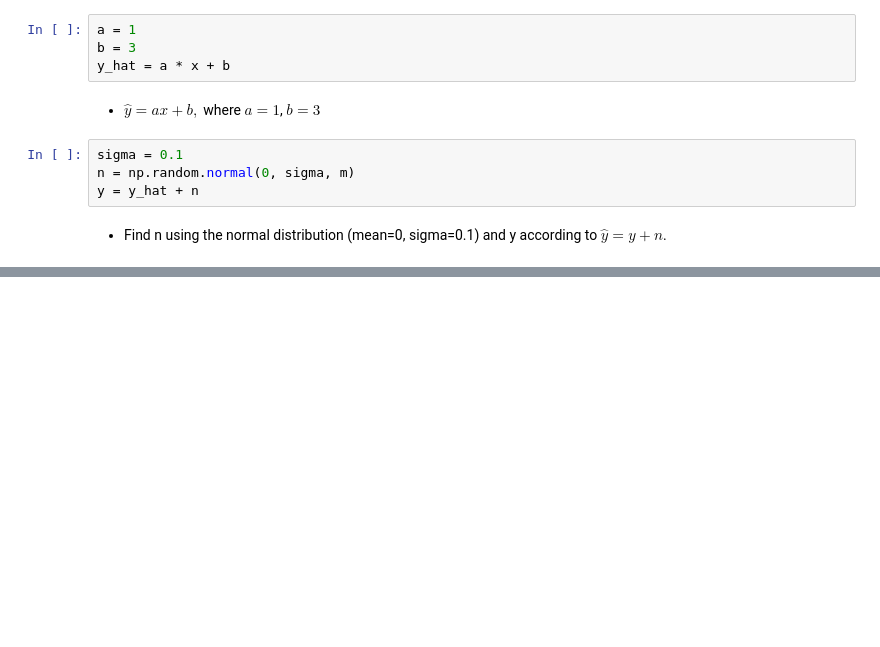
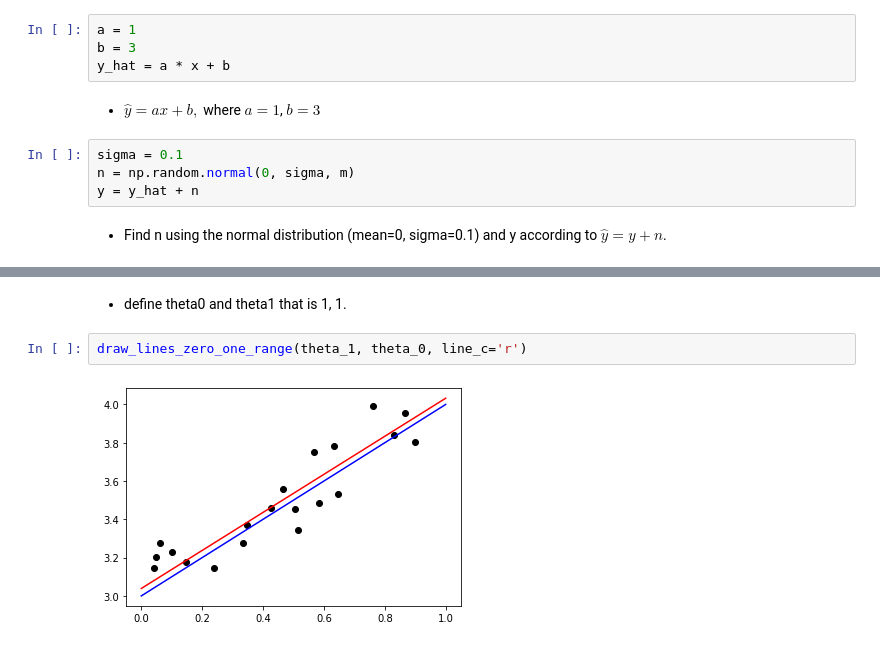
Before and after one commit to csm-kr/class_machine_learning, a Jupyter notebook: assignment02.ipynb, the cells around one changed output, grey strips where cells are left out. Saved outputs shown, nothing was run; the diff lists cells and outputs as text; blank space fills up the shorter version.

```diff
--- a/assignment02.ipynb
+++ b/assignment02.ipynb
@@ -33,0 +111,6 @@ plt.show()
+# %% [markdown]
+- define theta0 and theta1 that is 1, 1.
+# %%
+draw_lines_zero_one_range(theta_1, theta_0, line_c='r')
+# %% [output]
+[figure, added]
```
Also changed, not shown: parts of 8 cells of this notebook.
